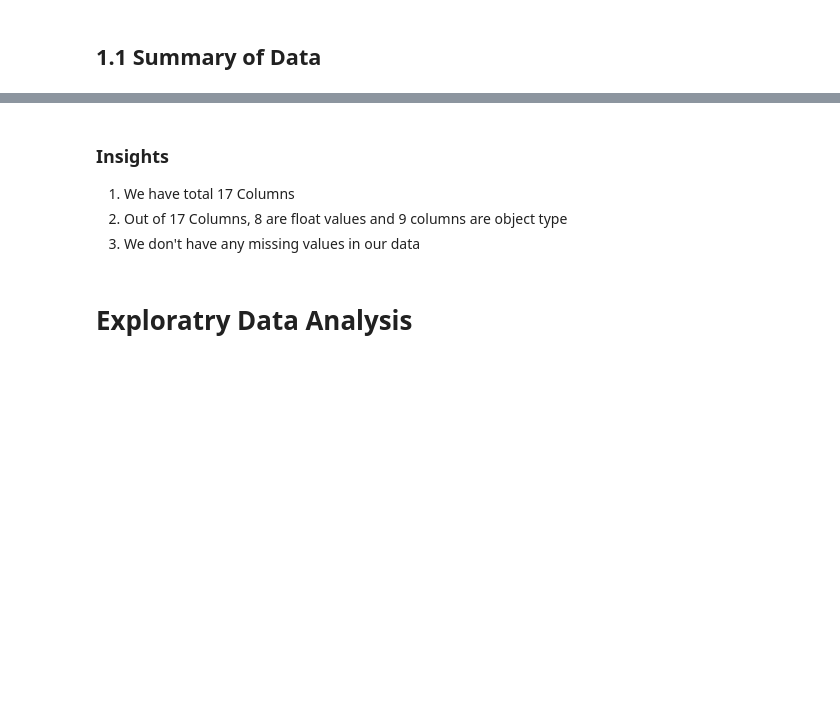
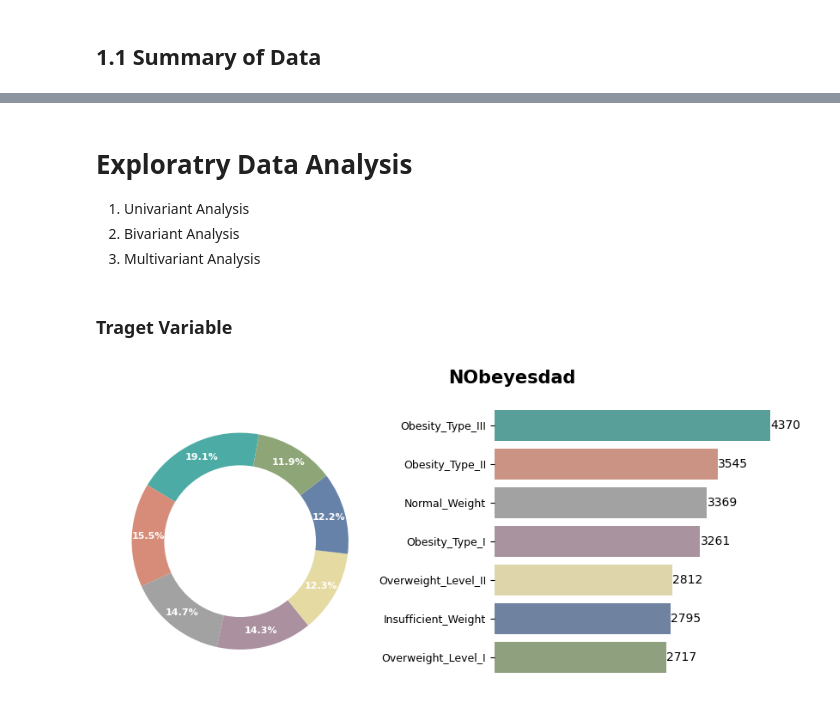
Before and after one commit to aman977381/EDA, a Jupyter notebook: EDA.ipynb, the cells around one changed output, grey strips where cells are left out. Cells and saved outputs as stored; diff of their text form; code cells hidden in the pictures; blank space fills up the shorter version.

Commit message:
Univariant analysis is done

```diff
--- a/EDA.ipynb
+++ b/EDA.ipynb
@@ -116,7 +119,5 @@ dtype: int64
-# %% [markdown]
-### Insights
-1. We have total 17 Columns
-2. Out of 17 Columns, 8 are float values and 9 columns are object type
-3. We don't have any missing values in our data
 # %% [markdown]
 # Exploratry Data Analysis
+1. Univariant Analysis
+2. Bivariant Analysis
+3. Multivariant Analysis
@@ -122,0 +127,38 @@ dtype: int64
+# %% [markdown]
+### Traget Variable
+# %%
+def showplot(column):
+    plt.rcParams['figure.facecolor'] = 'white'
+    plt.rcParams['axes.facecolor'] = 'white'
+    fig, ax = plt.subplots(1, 2, figsize=(10, 4))
+
+    ax = ax.flatten()
+    value_counts = df[column].value_counts()
+    label = value_counts.index.tolist()
+    colors =["#4caba4", "#d68c78",'#a3a2a2','#ab90a0', '#e6daa3', '#6782a8', '#8ea677']
+
+    # Donut Chart
+    wedges, texts, autotexts = ax[0].pie(
+        value_counts, autopct = '%1.1f%%', textprops = {'size':8, 'color':'white', 'fontweight':'bold'}, colors = colors,
+        wedgeprops=dict(width=0.35),startangle = 80, pctdistance = 0.85
+        )
+    center_circ = plt.Circle((0,0),0.7,fc='white')
+    ax[0].add_artist(center_circ)
+
+    #Count Plot
+    sns.countplot(data = df, y=column, ax = ax[1], palette=colors, order=label)
+    for i, v in enumerate(value_counts):
+        ax[1].text(v+1,i,str(v),color='black',fontsize =10, va='center')
+
+    sns.despine(left=True, bottom=True)
+    plt.yticks(fontsize=9, color='black')
+    ax[1].set_ylabel(None)
+    plt.xlabel(" ")
+    plt.xticks([])
+    fig.suptitle(column, fontsize=15, fontweight='bold')
+    plt.tight_layout(rect = [0, 0, 0.85, 1])
+    plt.show()
+# %%
+showplot("NObeyesdad")
+# %% [output]
+[figure, added]
```
Also changed, not shown: parts of 40 cells of this notebook.
